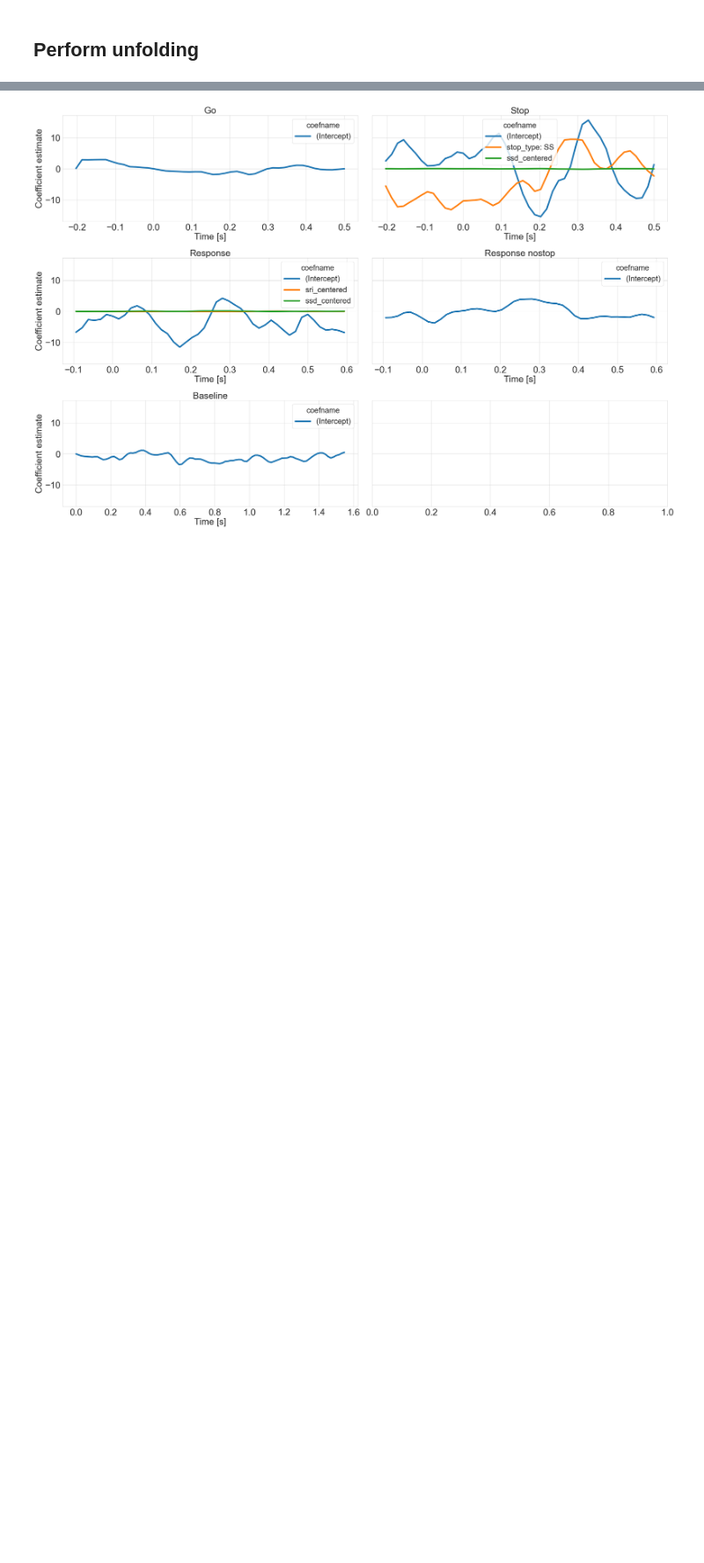
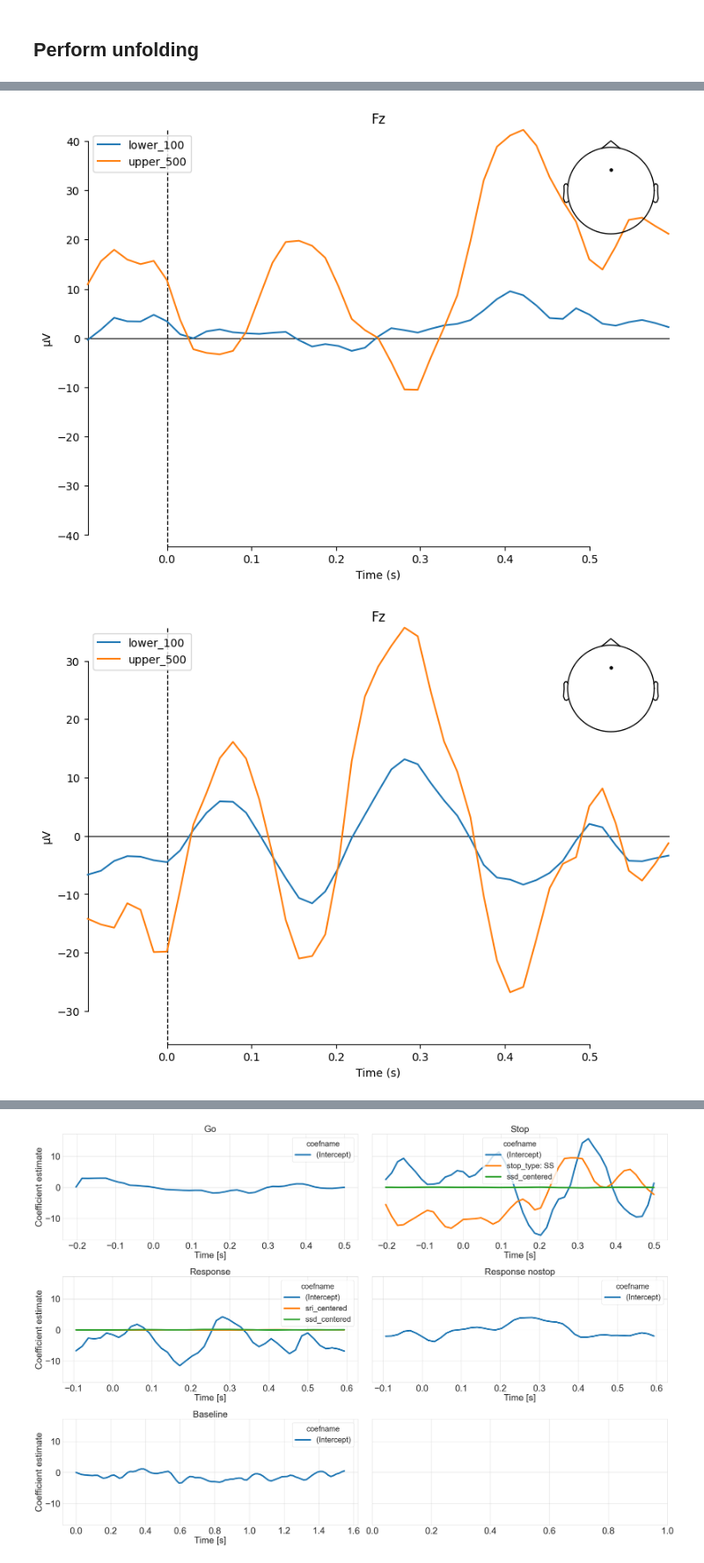
Before and after one commit to abelowska/neuroNoodle, a Jupyter notebook: unfold/perform_unfold.ipynb, the cells around one changed output, grey strips where cells are left out. Shown at 88% size. Saved outputs shown, nothing was run; the diff lists cells and outputs as text; code cells hidden in the pictures; blank space fills up the shorter version.

```diff
--- a/unfold/perform_unfold.ipynb
+++ b/unfold/perform_unfold.ipynb
@@ -131,0 +310,30 @@ Consider setting the channel types to be of EEG/sEEG/ECoG/DBS/fNIRS using inst.s
+# %%
+event_name = 'response_stop'
+coef_dict_succ = {
+    'ssd_centered': False,
+    'sri_centered': (100, 400)
+}
+
+coef_dict_unsucc = {
+    'ssd_centered': (100, 400),
+    'sri_centered': False
+}
+
+dicts = [coef_dict_succ, coef_dict_unsucc]
+
+for coef_dict in dicts:
+    try:
+        combined_evoked1, combined_evoked2 = create_combined_evoked(event_name, coef_dict, evoked_dict)
+
+        mne.viz.plot_compare_evokeds(
+            dict(lower_100=combined_evoked1, upper_500=combined_evoked2),
+            legend="upper left",
+            show_sensors="upper right",
+            picks='Fz'
+        )
+
+    except ValueError as e:
+        print(e)
+# %% [output]
+[figure, added]
+[figure, added]
```
Also changed, not shown: parts of 16 cells of this notebook, 4 other files.
